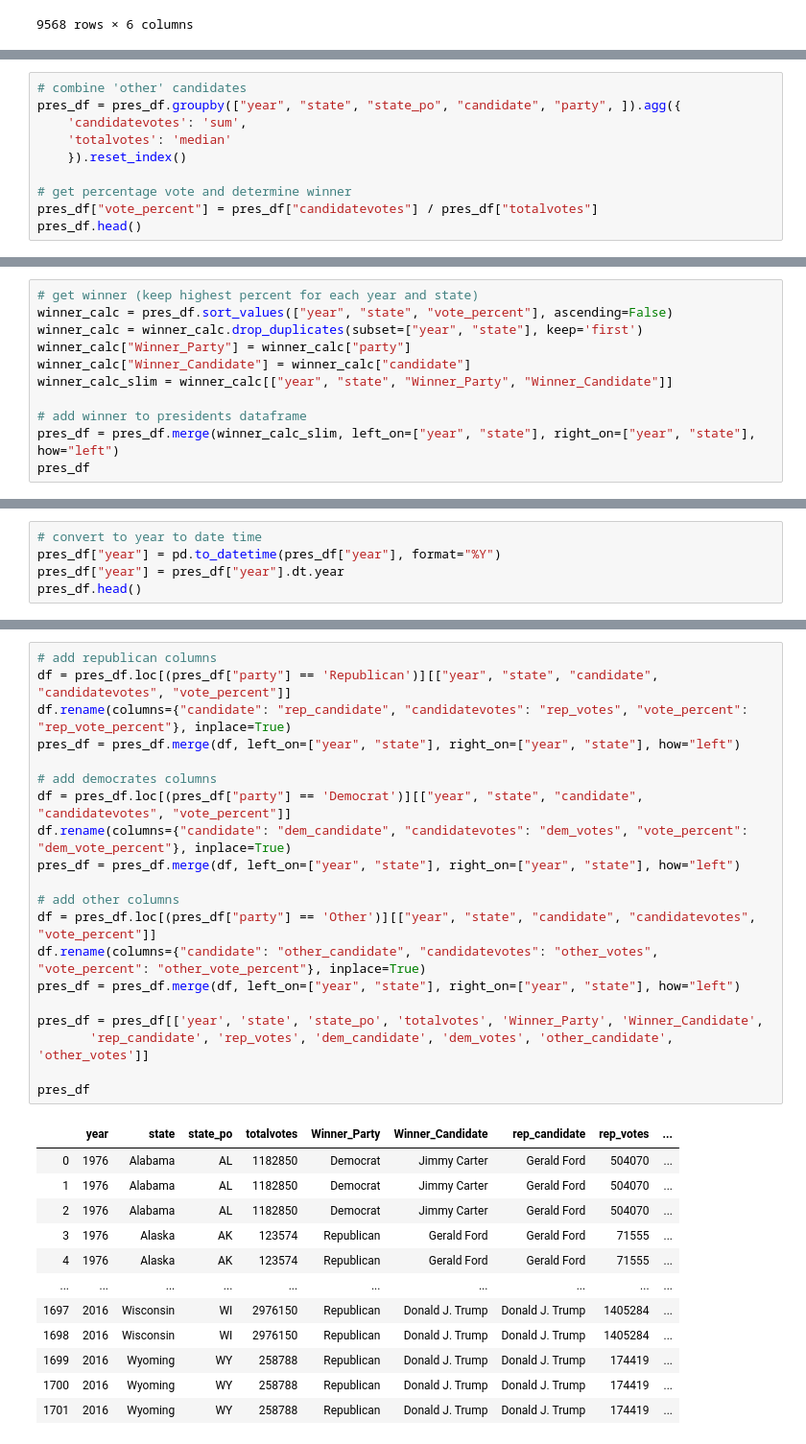
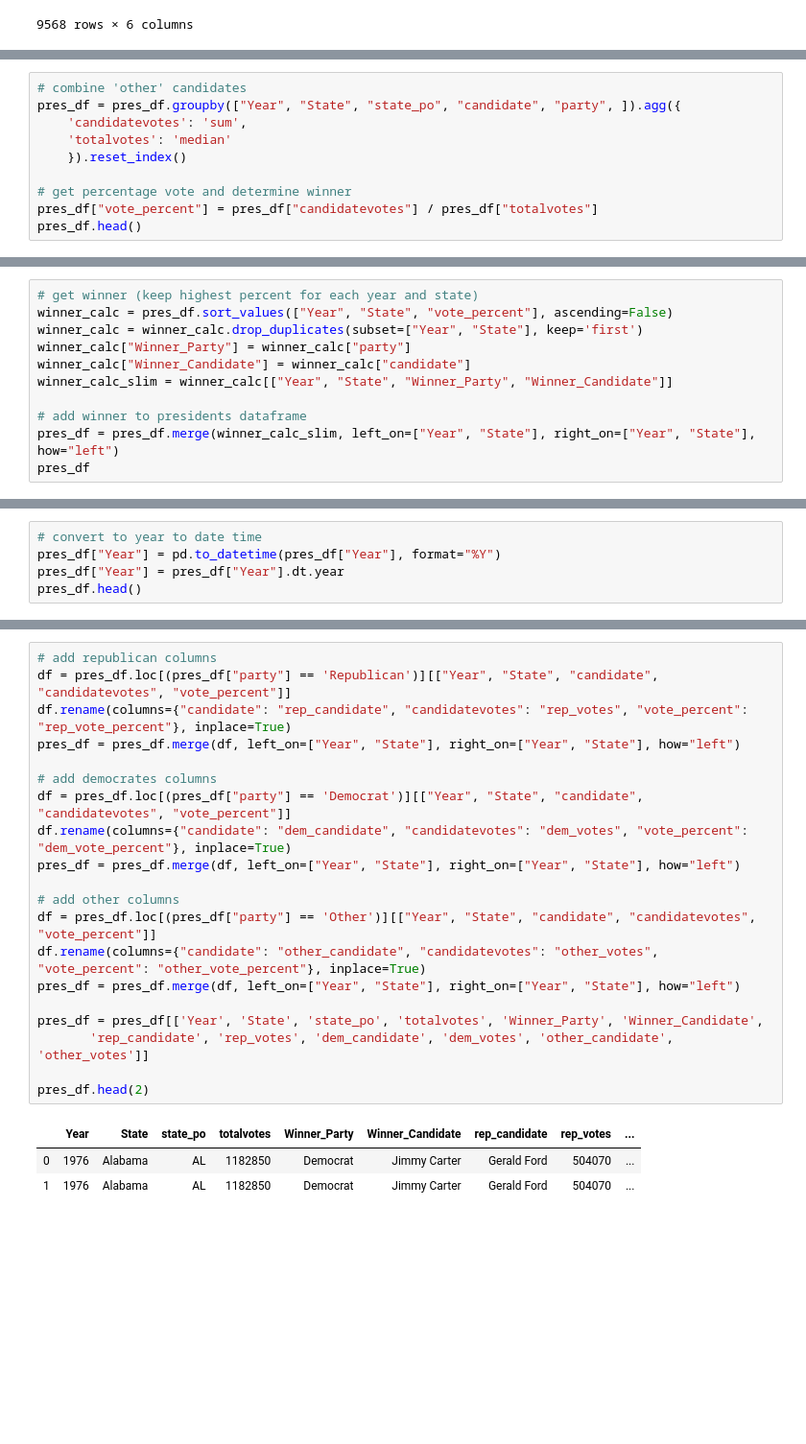
Before and after one commit to admiral810/State_GDP_Income_Taxes, a Jupyter notebook: GDP_Taxes_Income.ipynb, the cells around one changed output, grey strips where cells are left out. Shown: that part at 96% size. Drawn from its saved outputs; the diff is of its cells as text; blank space fills up the shorter version.

```diff
--- a/GDP_Taxes_Income.ipynb
+++ b/GDP_Taxes_Income.ipynb
@@ -106,6 +169,6 @@ pres_df.head()
 # %%
 # combine 'other' candidates
-pres_df = pres_df.groupby(["year", "state", "state_po", "candidate", "party", ]).agg({
+pres_df = pres_df.groupby(["Year", "State", "state_po", "candidate", "party", ]).agg({
     'candidatevotes': 'sum',
     'totalvotes': 'median'
     }).reset_index()
@@ -122,13 +185,13 @@ pres_df.head()
 | 4 | 1976 | Alaska | AK | Jimmy Carter | Democrat | 44058 | 123574 | 0.356531 |
 # %%
 # get winner (keep highest percent for each year and state)
-winner_calc = pres_df.sort_values(["year", "state", "vote_percent"], ascending=False)
-winner_calc = winner_calc.drop_duplicates(subset=["year", "state"], keep='first')
+winner_calc = pres_df.sort_values(["Year", "State", "vote_percent"], ascending=False)
+winner_calc = winner_calc.drop_duplicates(subset=["Year", "State"], keep='first')
 winner_calc["Winner_Party"] = winner_calc["party"]
 winner_calc["Winner_Candidate"] = winner_calc["candidate"]
-winner_calc_slim = winner_calc[["year", "state", "Winner_Party", "Winner_Candidate"]]
+winner_calc_slim = winner_calc[["Year", "State", "Winner_Party", "Winner_Candidate"]]
 
 # add winner to presidents dataframe
-pres_df = pres_df.merge(winner_calc_slim, left_on=["year", "state"], right_on=["year", "state"], how="left")
+pres_df = pres_df.merge(winner_calc_slim, left_on=["Year", "State"], right_on=["Year", "State"], how="left")
 pres_df
 # %% [output]
@@ -148,6 +211,6 @@ pres_df
 # %%
 # convert to year to date time
-pres_df["year"] = pd.to_datetime(pres_df["year"], format="%Y")
-pres_df["year"] = pres_df["year"].dt.year
+pres_df["Year"] = pd.to_datetime(pres_df["Year"], format="%Y")
+pres_df["Year"] = pres_df["Year"].dt.year
 pres_df.head()
 # %% [output]
@@ -159,34 +222,25 @@ pres_df.head()
 | 4 | 1976 | Alaska | AK | Jimmy Carter | Democrat | 44058 | 123574 | 0.356531 | ... |
 # %%
 # add republican columns
-df = pres_df.loc[(pres_df["party"] == 'Republican')][["year", "state", "candidate", "candidatevotes", "vote_percent"]]
+df = pres_df.loc[(pres_df["party"] == 'Republican')][["Year", "State", "candidate", "candidatevotes", "vote_percent"]]
 df.rename(columns={"candidate": "rep_candidate", "candidatevotes": "rep_votes", "vote_percent": "rep_vote_percent"}, inplace=True)
-pres_df = pres_df.merge(df, left_on=["year", "state"], right_on=["year", "state"], how="left")
+pres_df = pres_df.merge(df, left_on=["Year", "State"], right_on=["Year", "State"], how="left")
 
 # add democrates columns
-df = pres_df.loc[(pres_df["party"] == 'Democrat')][["year", "state", "candidate", "candidatevotes", "vote_percent"]]
+df = pres_df.loc[(pres_df["party"] == 'Democrat')][["Year", "State", "candidate", "candidatevotes", "vote_percent"]]
 df.rename(columns={"candidate": "dem_candidate", "candidatevotes": "dem_votes", "vote_percent": "dem_vote_percent"}, inplace=True)
-pres_df = pres_df.merge(df, left_on=["year", "state"], right_on=["year", "state"], how="left")
+pres_df = pres_df.merge(df, left_on=["Year", "State"], right_on=["Year", "State"], how="left")
 
 # add other columns
-df = pres_df.loc[(pres_df["party"] == 'Other')][["year", "state", "candidate", "candidatevotes", "vote_percent"]]
+df = pres_df.loc[(pres_df["party"] == 'Other')][["Year", "State", "candidate", "candidatevotes", "vote_percent"]]
 df.rename(columns={"candidate": "other_candidate", "candidatevotes": "other_votes", "vote_percent": "other_vote_percent"}, inplace=True)
-pres_df = pres_df.merge(df, left_on=["year", "state"], right_on=["year", "state"], how="left")
+pres_df = pres_df.merge(df, left_on=["Year", "State"], right_on=["Year", "State"], how="left")
 
-pres_df = pres_df[['year', 'state', 'state_po', 'totalvotes', 'Winner_Party', 'Winner_Candidate',
+pres_df = pres_df[['Year', 'State', 'state_po', 'totalvotes', 'Winner_Party', 'Winner_Candidate',
        'rep_candidate', 'rep_votes', 'dem_candidate', 'dem_votes', 'other_candidate', 'other_votes']]
 
-pres_df
+pres_df.head(2)
 # %% [output]
-|  | year | state | state_po | totalvotes | Winner_Party | Winner_Candidate | rep_candidate | rep_votes | ... |
+|  | Year | State | state_po | totalvotes | Winner_Party | Winner_Candidate | rep_candidate | rep_votes | ... |
 | 0 | 1976 | Alabama | AL | 1182850 | Democrat | Jimmy Carter | Gerald Ford | 504070 | ... |
 | 1 | 1976 | Alabama | AL | 1182850 | Democrat | Jimmy Carter | Gerald Ford | 504070 | ... |
-| 2 | 1976 | Alabama | AL | 1182850 | Democrat | Jimmy Carter | Gerald Ford | 504070 | ... |
-| 3 | 1976 | Alaska | AK | 123574 | Republican | Gerald Ford | Gerald Ford | 71555 | ... |
-| 4 | 1976 | Alaska | AK | 123574 | Republican | Gerald Ford | Gerald Ford | 71555 | ... |
-| ... | ... | ... | ... | ... | ... | ... | ... | ... | ... |
-| 1697 | 2016 | Wisconsin | WI | 2976150 | Republican | Donald J. Trump | Donald J. Trump | 1405284 | ... |
-| 1698 | 2016 | Wisconsin | WI | 2976150 | Republican | Donald J. Trump | Donald J. Trump | 1405284 | ... |
-| 1699 | 2016 | Wyoming | WY | 258788 | Republican | Donald J. Trump | Donald J. Trump | 174419 | ... |
-| 1700 | 2016 | Wyoming | WY | 258788 | Republican | Donald J. Trump | Donald J. Trump | 174419 | ... |
-| 1701 | 2016 | Wyoming | WY | 258788 | Republican | Donald J. Trump | Donald J. Trump | 174419 | ... |
```
Also changed, not shown: parts of 26 cells of this notebook, 9 other files.
